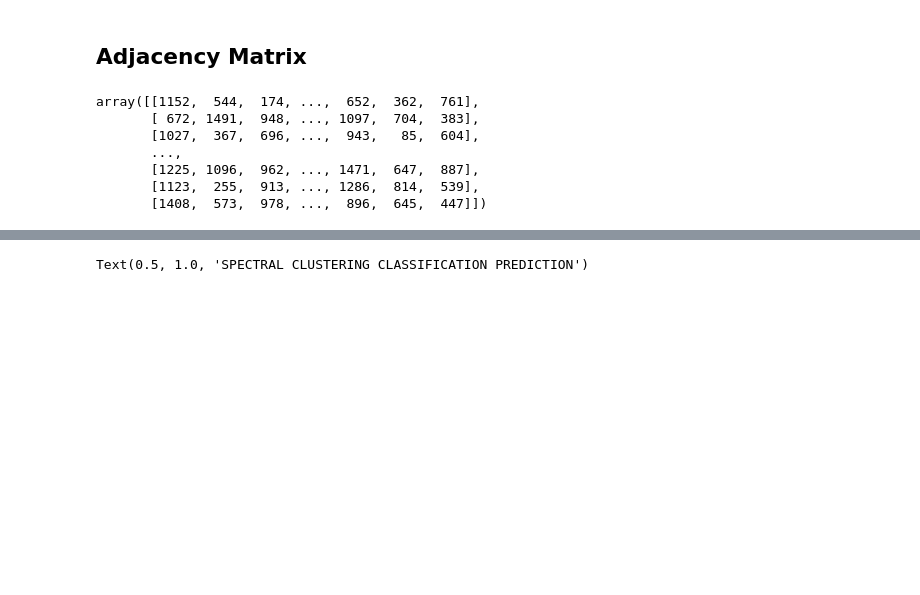
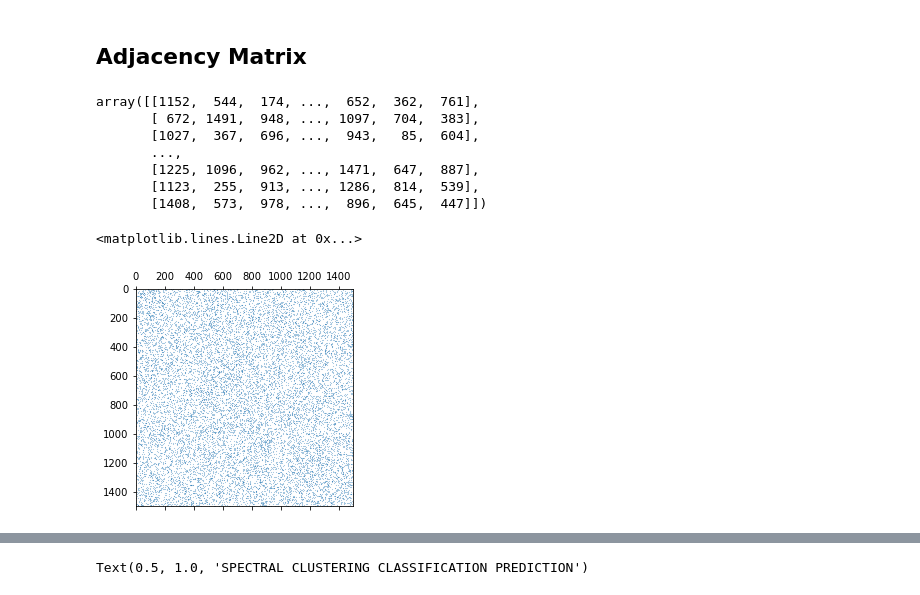
Before and after one commit to thast/numerical-journeys, a Jupyter notebook: jupyter notebooks/Spectral Clustering from scratch or almost.ipynb, the cells around one changed output, grey strips where cells are left out. Cells and saved outputs as stored; diff of their text form; code cells hidden in the pictures; blank space fills up the shorter version.

```diff
--- a/jupyter notebooks/Spectral Clustering from scratch or almost.ipynb
+++ b/jupyter notebooks/Spectral Clustering from scratch or almost.ipynb
@@ -60 +58,6 @@ A[:,kindx] = 1.
+# %%
+plt.spy(A,markersize=0.1)
+# %% [output]
+<matplotlib.lines.Line2D at 0x...>
+[figure, added]
 # %%
```
Also changed, not shown: parts of 9 cells of this notebook.
